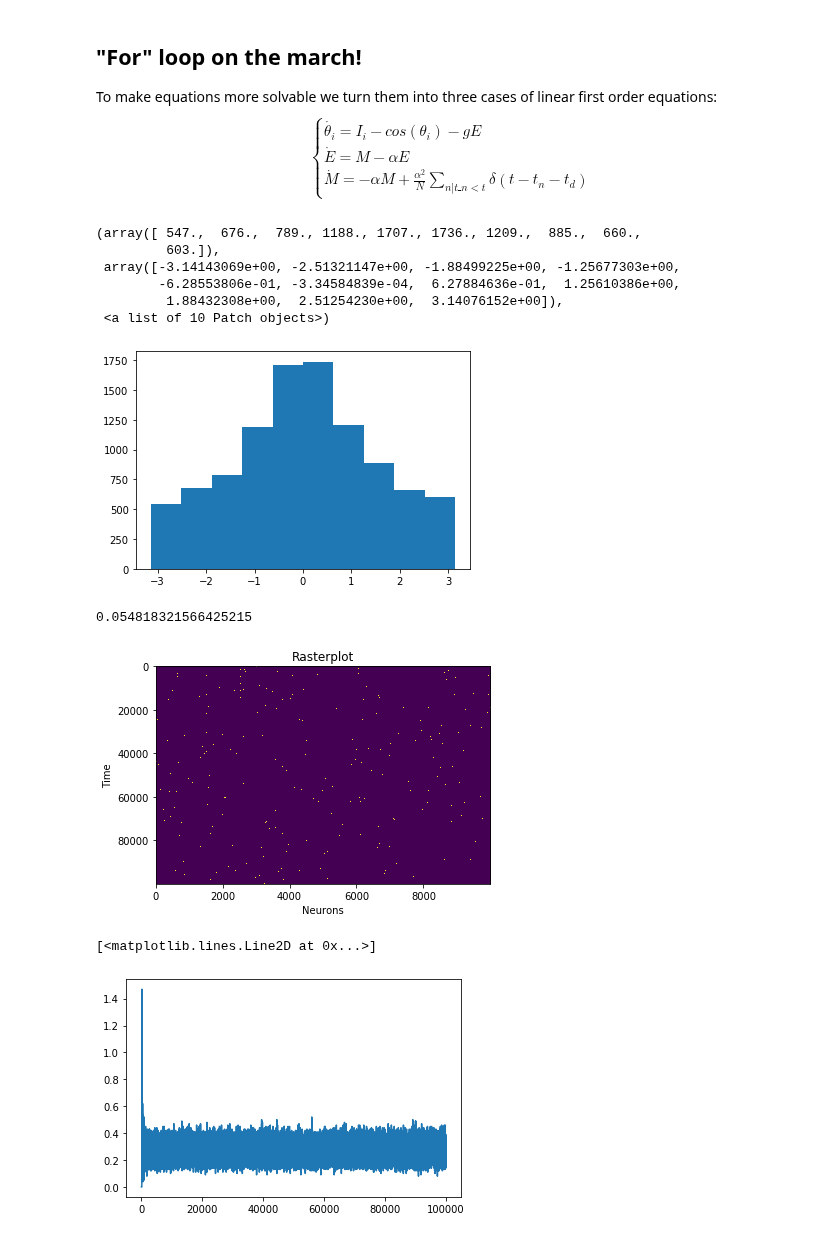
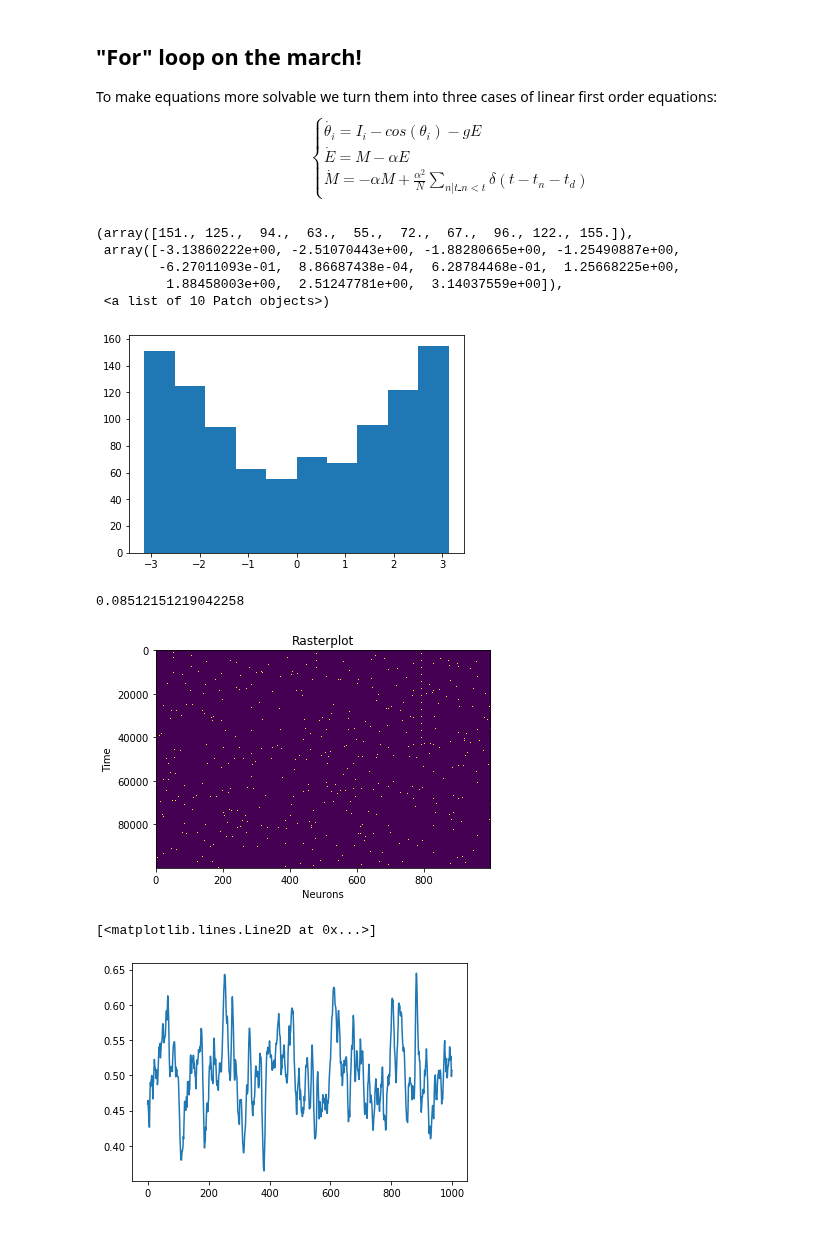
Before and after one commit to mmehrani/master_thesis, a Jupyter notebook: scripts/rotational_model/rotational_model.ipynb, the cells around one changed output. Cells and saved outputs as stored; diff of their text form; code cells hidden in the pictures.

```diff
--- a/scripts/rotational_model/rotational_model.ipynb
+++ b/scripts/rotational_model/rotational_model.ipynb
@@ -12,9 +12,10 @@ import numpy as np
 import matplotlib.pyplot as plt
 from tqdm import tqdm
 # %%
-num_neurons = 10000
-g =  0.1
-random_input_span = (1.2,2.8) #it should fall in the well defined cos(\theta) domain.
+num_neurons = 1000
+g =  0
+q = 1
+random_input_span = (2,3) #it should fall in the well defined cos(\theta) domain.
 
 total_time = 1000
 time_step = 0.01
@@ -55,8 +56,10 @@ $$
 $$
 # %%
 for i in tqdm( range(total_steps - 1) ):
-    theta_arr = theta_arr + (random_input - np.cos(theta_arr) - g * e_arr[i] )*time_step
-
+#     theta_arr = theta_arr + (random_input - np.cos(np.pi*theta_arr) - g * e_arr[i] )*time_step #pi added to the cos arg
+#     adding_term = 1 - np.cos(theta_arr) + ( random_input-g*e_arr[i] )*(1+np.cos(theta_arr))
+    adding_term = (-g*e_arr[i] + random_input - q )* np.cos(theta_arr) + (-g*e_arr[i] + random_input + q)
+    theta_arr = theta_arr + adding_term*time_step
     #here we should spot the spiking neurons.
     spiking_records[i] = theta_arr > np.pi
     theta_arr = theta_arr - 2 * np.pi * spiking_records[i]
@@ -68,18 +71,17 @@ for i in tqdm( range(total_steps - 1) ):
 # %%
 plt.hist(theta_arr)
 # %% [output]
-(array([ 547.,  676.,  789., 1188., 1707., 1736., 1209.,  885.,  660.,
-         603.]),
- array([-3.14143069e+00, -2.51321147e+00, -1.88499225e+00, -1.25677303e+00,
-        -6.28553806e-01, -3.34584839e-04,  6.27884636e-01,  1.25610386e+00,
-         1.88432308e+00,  2.51254230e+00,  3.14076152e+00]),
+(array([151., 125.,  94.,  63.,  55.,  72.,  67.,  96., 122., 155.]),
+ array([-3.13860222e+00, -2.51070443e+00, -1.88280665e+00, -1.25490887e+00,
+        -6.27011093e-01,  8.86687438e-04,  6.28784468e-01,  1.25668225e+00,
+         1.88458003e+00,  2.51247781e+00,  3.14037559e+00]),
  <a list of 10 Patch objects>)
-[figure, old version]
+[figure, new version]
 # %%
 sigma = np.std( e_arr )
 sigma
 # %% [output]
-0.054818321566425215
+0.08512151219042258
 # %%
 plt.imshow( spiking_records,aspect= 'auto')
 plt.xlabel('Neurons')
@@ -87,12 +89,12 @@ plt.ylabel('Time')
 plt.title('Rasterplot')
 plt.savefig('raster_plot_N{}_g{}.png'.format(num_neurons,g))
 # %% [output]
-[figure, old version]
+[figure, new version]
 # %%
-plt.plot(e_arr)
+plt.plot(e_arr[-1000:])
 # %% [output]
 [<matplotlib.lines.Line2D at 0x...>]
-[figure, old version]
+[figure, new version]
 # %%
 plt.hist(theta_arr )
 # %% [output]
```
Also changed, not shown: parts of 3 cells of this notebook, 7 other files.
